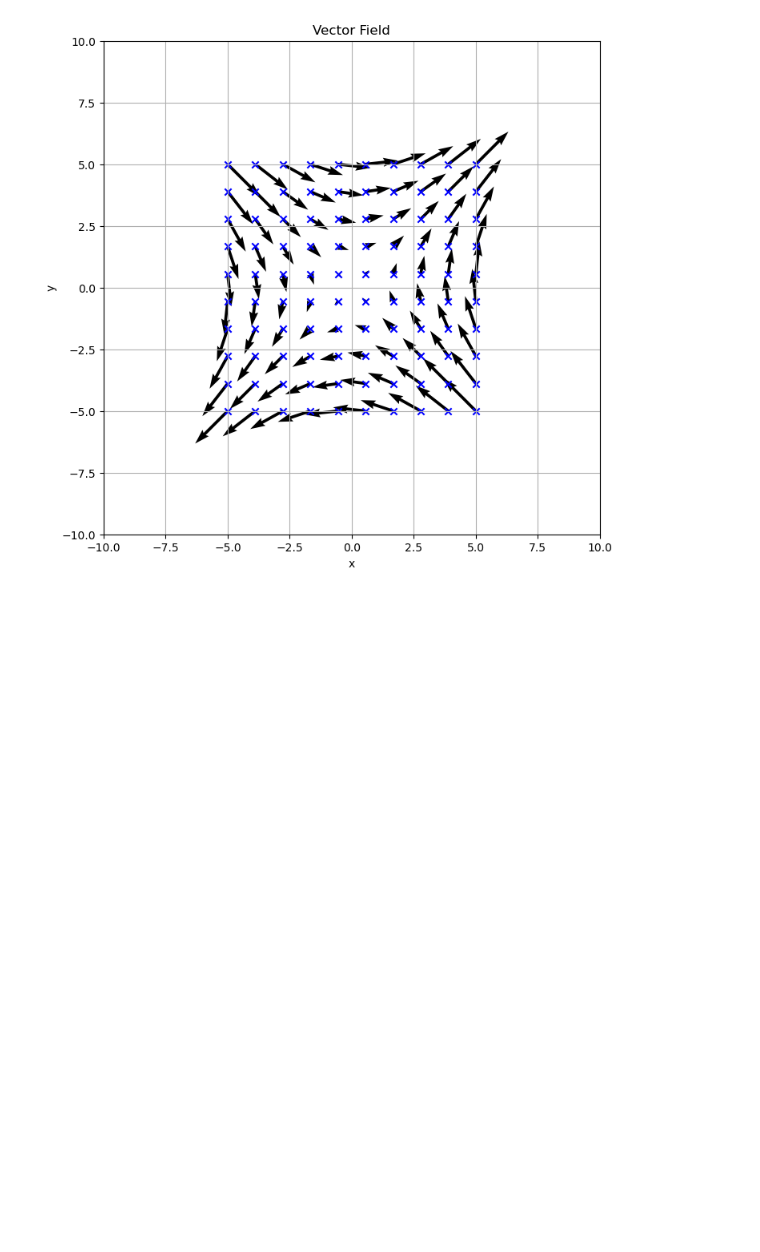
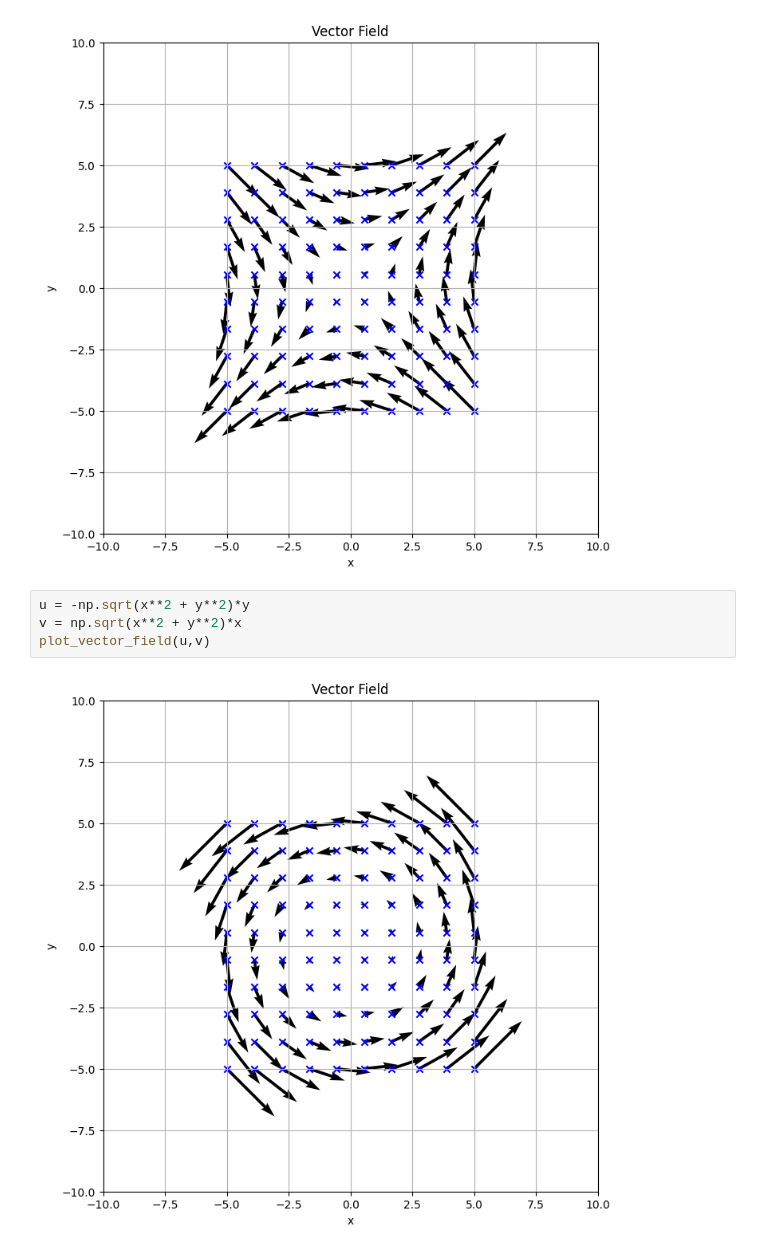
Before and after one commit to alexandrebeaubien/PHYS326, a Jupyter notebook: w1_20230913_PHYS326.ipynb, the cells around one changed output. Drawn from its saved outputs; the diff is of its cells as text; blank space fills up the shorter version.

```diff
--- a/w1_20230913_PHYS326.ipynb
+++ b/w1_20230913_PHYS326.ipynb
@@ -79,6 +78,12 @@ v = x
 plot_vector_field(u,v)
 # %% [output]
 [figure]
+# %%
+u = -np.sqrt(x**2 + y**2)*y
+v = np.sqrt(x**2 + y**2)*x
+plot_vector_field(u,v)
+# %% [output]
+[figure, added]
 # %%
 fig = plt.figure(figsize=(8,8))
 ax = fig.add_subplot(projection='3d')
```
Also changed, not shown: parts of 4 cells of this notebook, 1 other file.
